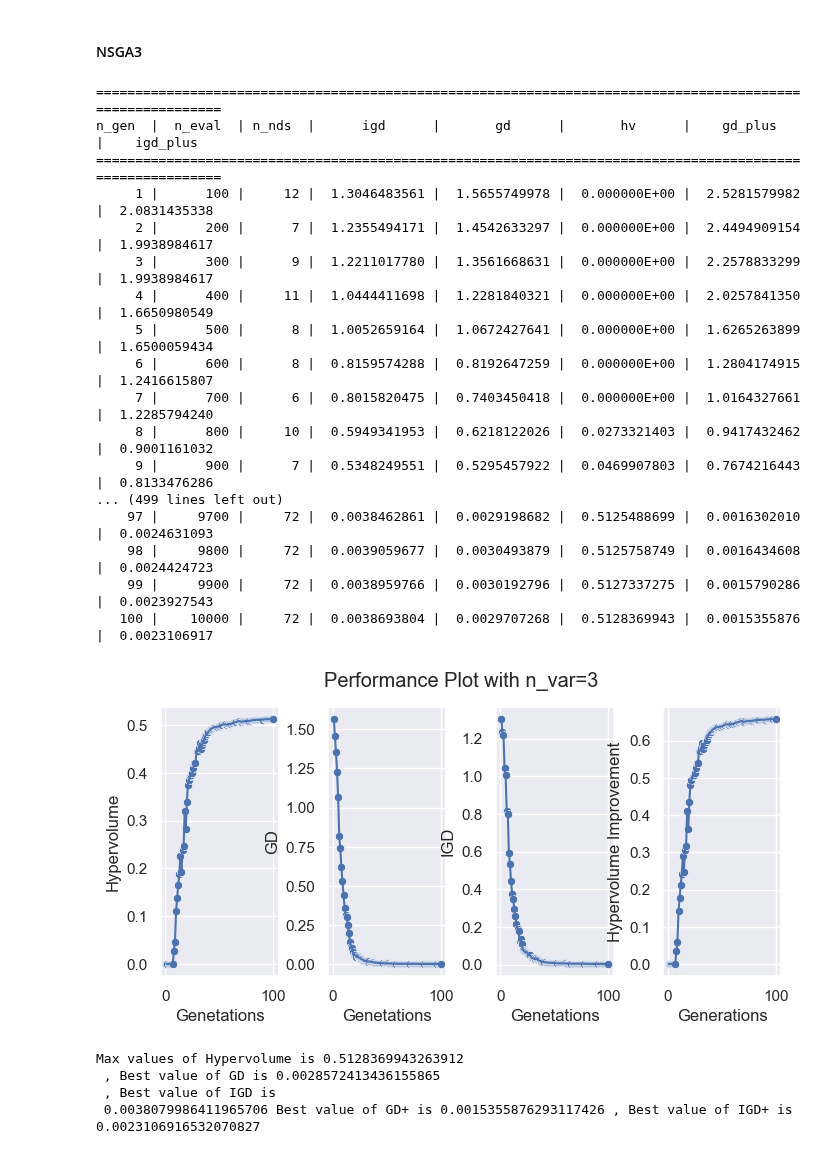
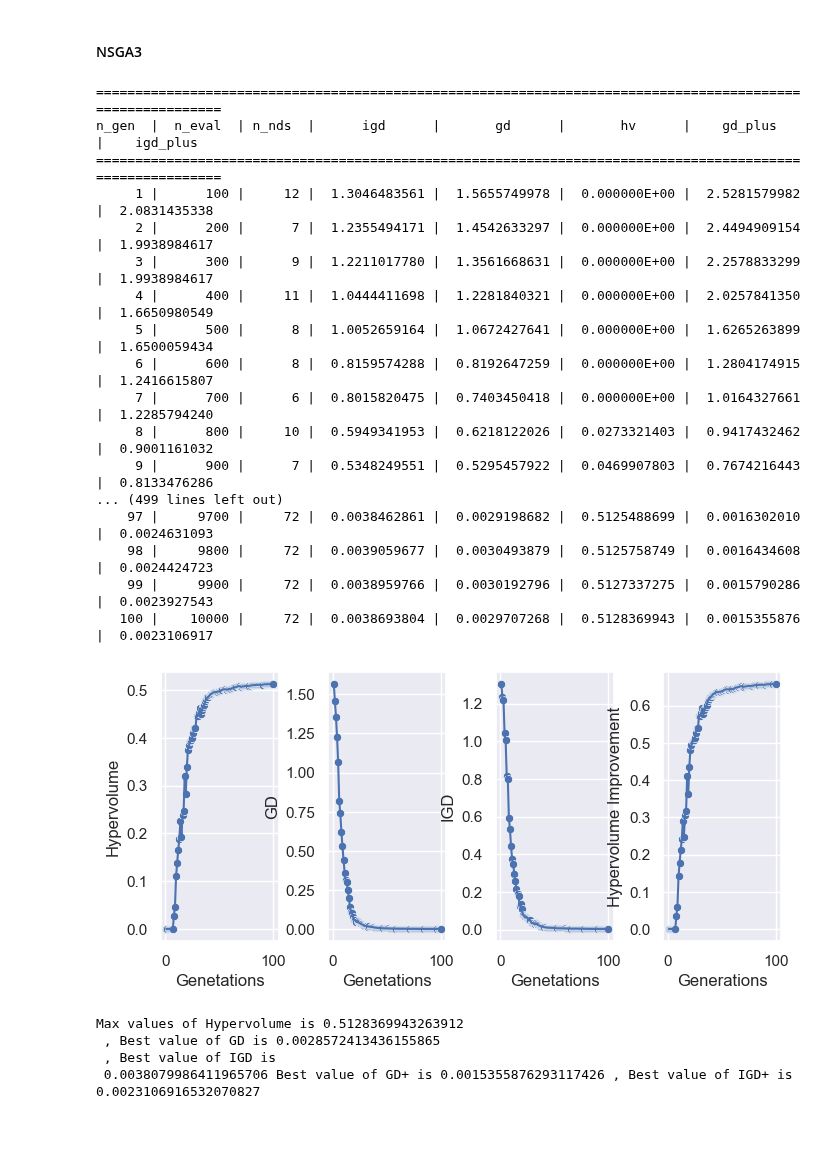
Before and after one commit to arjun8009/Python-Exeter, a Jupyter notebook: Multi Objective Optimization/COMM-510 CA-1 disconnected problem.ipynb, the cells around one changed output. Drawn from its saved outputs; the diff is of its cells as text; code cells hidden in the pictures.

```diff
--- a/Multi Objective Optimization/COMM-510 CA-1 disconnected problem.ipynb
+++ b/Multi Objective Optimization/COMM-510 CA-1 disconnected problem.ipynb
@@ -536,7 +536,7 @@ plt.rcParams["figure.figsize"] = [8.00, 3.50]
 fig,axes = plt.subplots(1,4)
 sns.set_theme(style="darkgrid")
 fig.subplots_adjust(hspace=0.725, wspace=0.425)
-fig.suptitle('Performance Plot with n_var=3')
+#fig.suptitle('Performance Plot with n_var=3')
 sns.scatterplot(x=list(range(1,101)),y=data_avg_hyp_improvement,ax=axes[0])
 sns.lineplot(x=list(range(1,101)),y=data_avg_hyp_improvement,ax=axes[0])
 axes[0].set(xlabel='Genetations',ylabel='Hypervolume')
@@ -561,7 +561,7 @@ fig,axes = plt.subplots(1,2)
 
 sns.set_theme(style="darkgrid")
 fig.subplots_adjust(hspace=0.425, wspace=0.425)
-fig.suptitle('Performance Plot with n_var=3')
+#fig.suptitle('Performance Plot with n_var=3')
 sns.scatterplot(x=list(range(1,101)),y=data_avg_gdplus_improvement,ax=axes[0])
 sns.lineplot(x=list(range(1,101)),y=data_avg_gdplus_improvement,ax=axes[0])
 axes[0].set(xlabel='Genetations',ylabel='GD Plus')
@@ -575,34 +575,34 @@ problem = ZDT3()
 original_pareto_front = problem.pareto_front()
 original_objective_1 = [i[0] for i in original_pareto_front]
 original_objective_2 = [i[1] for i in original_pareto_front]
 optimized_result = model_list_nsga3[0]
 optimized_objectives  = optimized_result.F
 optimized_objective_1 = [i[0] for i in optimized_objectives]
 optimized_objective_2 = [i[1] for i in optimized_objectives]
 sns.lineplot(x=original_objective_1,y=original_objective_2)
 sns.lineplot(x=optimized_objective_1,y=optimized_objective_2)
 plt.xlabel("Objective 1")
 plt.ylabel("Objective 2")
 plt.show()
 # %% [output]
 ==========================================================================================================
 n_gen  |  n_eval  | n_nds  |      igd      |       gd      |       hv      |    gd_plus    |    igd_plus
 ==========================================================================================================
      1 |      100 |     12 |  1.3046483561 |  1.5655749978 |  0.000000E+00 |  2.5281579982 |  2.0831435338
      2 |      200 |      7 |  1.2355494171 |  1.4542633297 |  0.000000E+00 |  2.4494909154 |  1.9938984617
      3 |      300 |      9 |  1.2211017780 |  1.3561668631 |  0.000000E+00 |  2.2578833299 |  1.9938984617
      4 |      400 |     11 |  1.0444411698 |  1.2281840321 |  0.000000E+00 |  2.0257841350 |  1.6650980549
      5 |      500 |      8 |  1.0052659164 |  1.0672427641 |  0.000000E+00 |  1.6265263899 |  1.6500059434
      6 |      600 |      8 |  0.8159574288 |  0.8192647259 |  0.000000E+00 |  1.2804174915 |  1.2416615807
      7 |      700 |      6 |  0.8015820475 |  0.7403450418 |  0.000000E+00 |  1.0164327661 |  1.2285794240
      8 |      800 |     10 |  0.5949341953 |  0.6218122026 |  0.0273321403 |  0.9417432462 |  0.9001161032
      9 |      900 |      7 |  0.5348249551 |  0.5295457922 |  0.0469907803 |  0.7674216443 |  0.8133476286
 ... (499 lines left out)
     97 |     9700 |     72 |  0.0038462861 |  0.0029198682 |  0.5125488699 |  0.0016302010 |  0.0024631093
     98 |     9800 |     72 |  0.0039059677 |  0.0030493879 |  0.5125758749 |  0.0016434608 |  0.0024424723
     99 |     9900 |     72 |  0.0038959766 |  0.0030192796 |  0.5127337275 |  0.0015790286 |  0.0023927543
    100 |    10000 |     72 |  0.0038693804 |  0.0029707268 |  0.5128369943 |  0.0015355876 |  0.0023106917
-[figure, old version]
+[figure, new version]
 Max values of Hypervolume is 0.5128369943263912
  , Best value of GD is 0.0028572413436155865
  , Best value of IGD is
```
Also changed, not shown: parts of 7 cells of this notebook.
